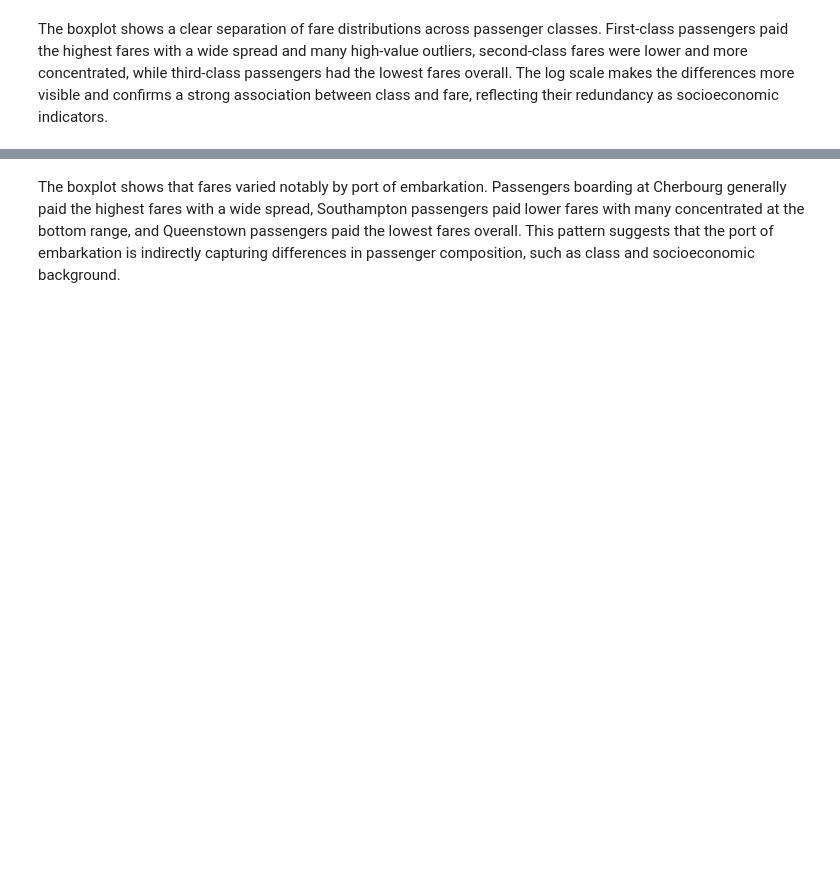
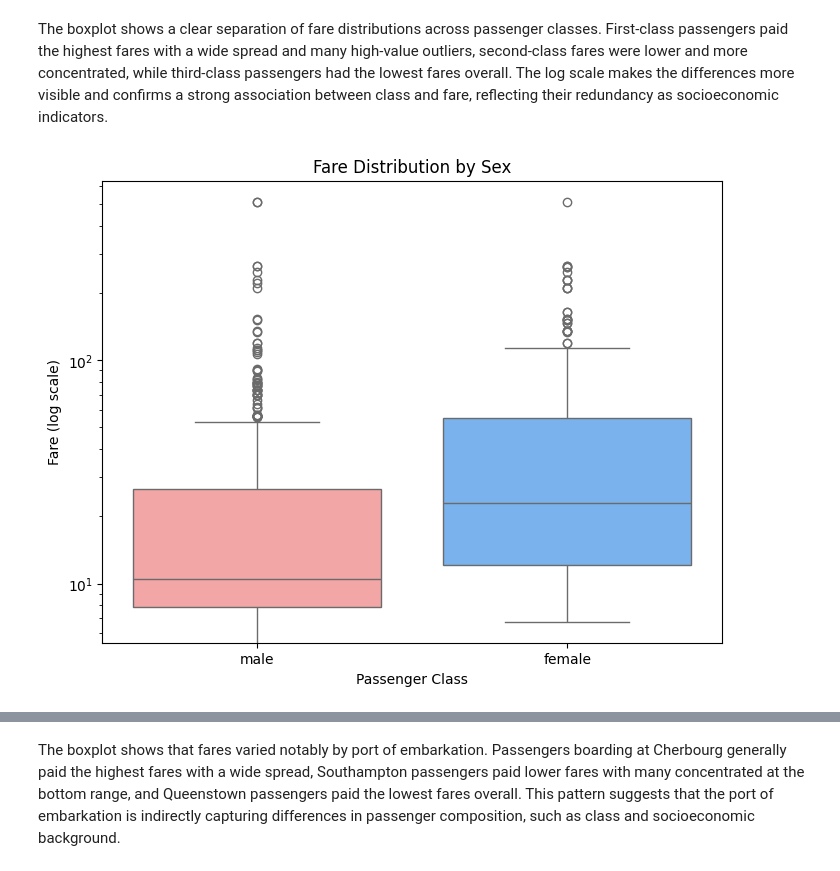
Before and after one commit to fede-giorgi/Transformer_is_All_You_Need, a Jupyter notebook: project.ipynb, the cells around one changed output, grey strips where cells are left out. Cells and saved outputs as stored; diff of their text form; code cells hidden in the pictures; blank space fills up the shorter version.

```diff
--- a/project.ipynb
+++ b/project.ipynb
@@ -451,2 +451,18 @@ plt.show()
 # %% [markdown]
 The boxplot shows a clear separation of fare distributions across passenger classes. First-class passengers paid the highest fares with a wide spread and many high-value outliers, second-class fares were lower and more concentrated, while third-class passengers had the lowest fares overall. The log scale makes the differences more visible and confirms a strong association between class and fare, reflecting their redundancy as socioeconomic indicators.
+# %%
+plt.figure(figsize=(8,6))
+sns.boxplot(
+    x="Sex",
+    y="Fare",
+    data=df_train0,
+    palette=["#FF9999", "#66B2FF"],
+    hue="Sex", legend=False
+)
+plt.yscale("log")
+plt.title("Fare Distribution by Sex")
+plt.ylabel("Fare (log scale)")
+plt.xlabel("Passenger Class")
+plt.show()
+# %% [output]
+[figure, added]
```
Also changed, not shown: parts of 3 cells of this notebook.
